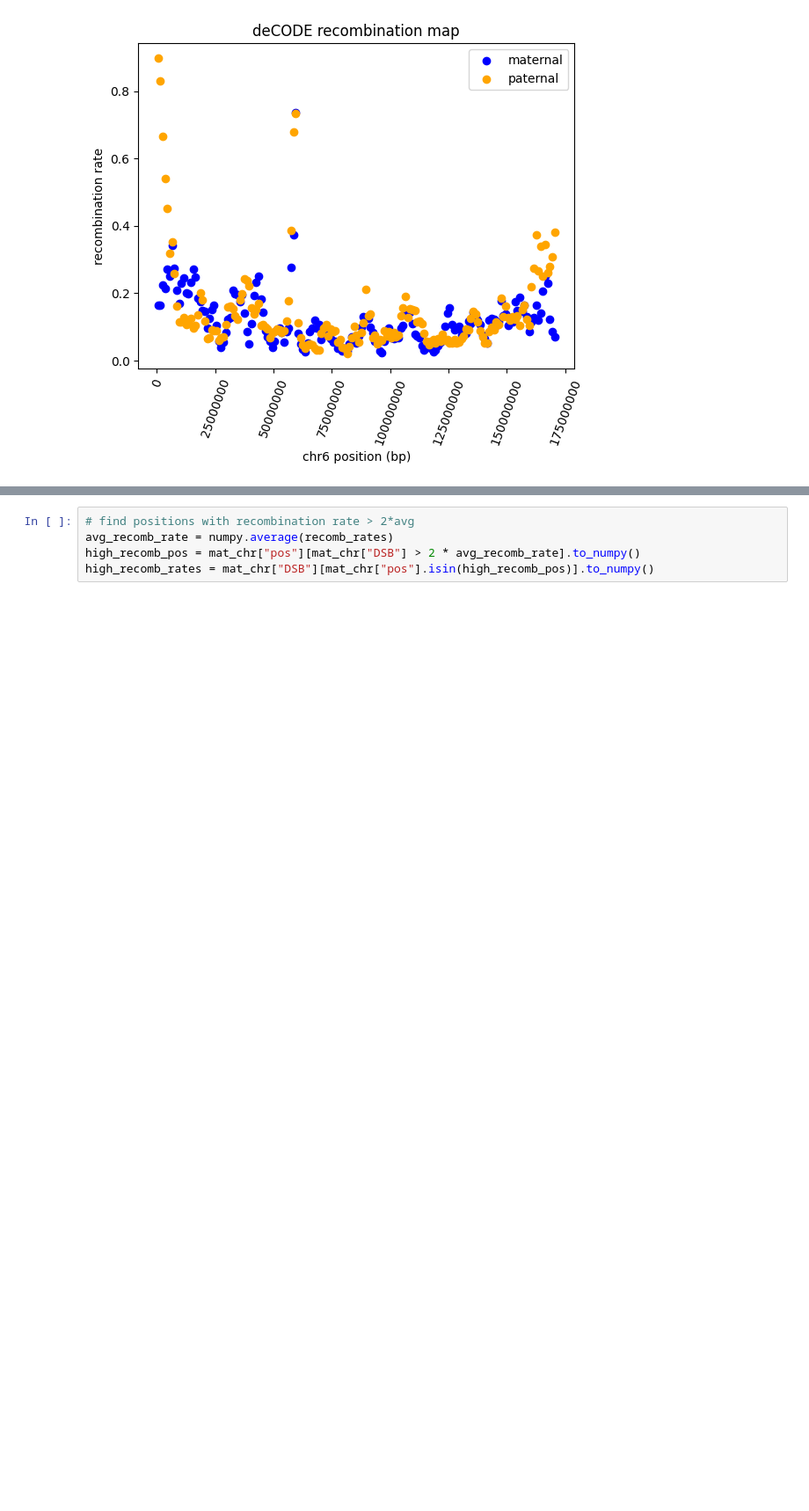
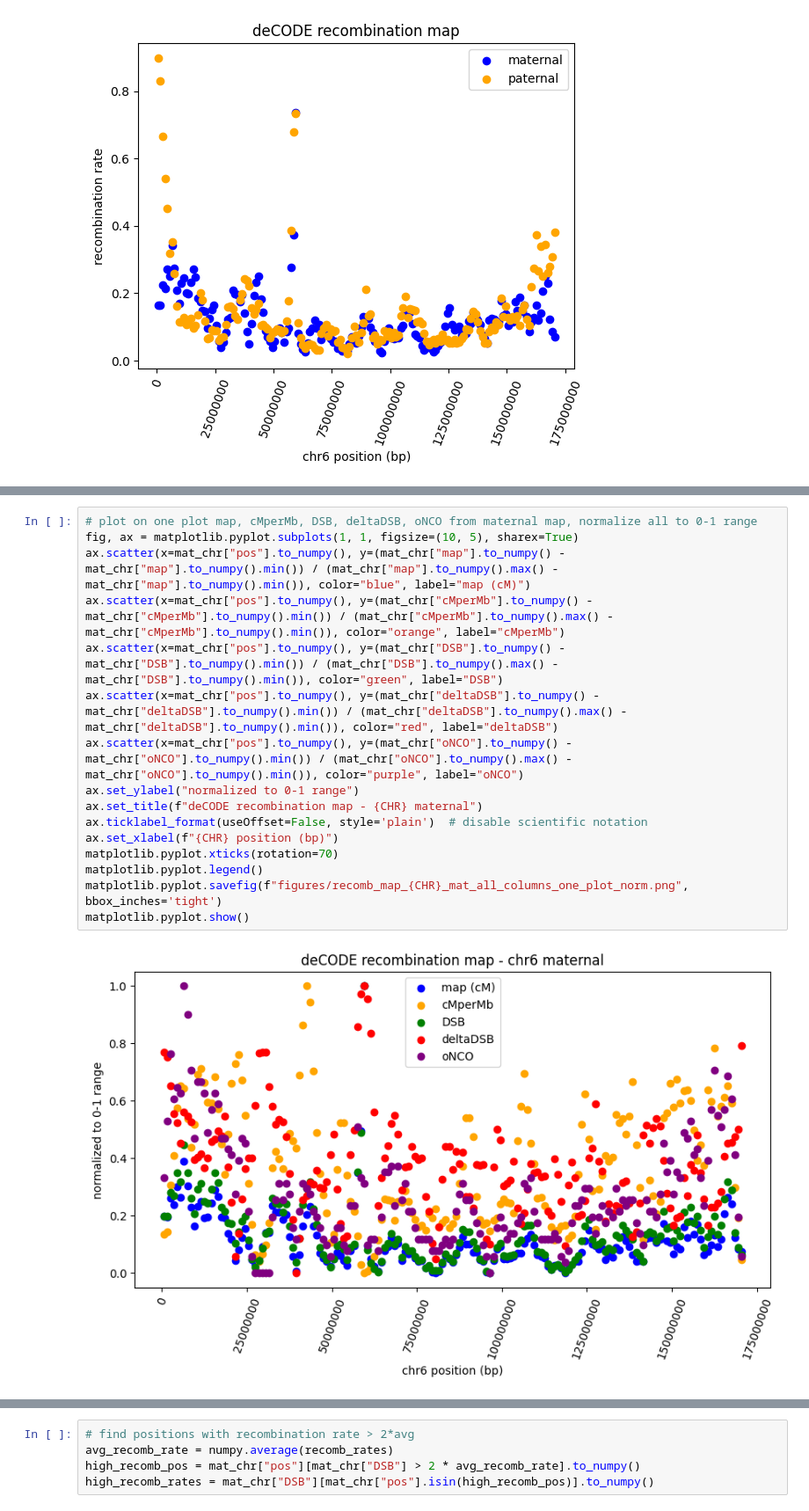
Before and after one commit to jedrzejkubica/Elixir-BH-2025, a Jupyter notebook: haploblock_breakpoints.ipynb, the cells around one changed output, grey strips where cells are left out. Shown: that part at 88% size. Cells and saved outputs as stored; diff of their text form; blank space fills up the shorter version.

```diff
--- a/haploblock_breakpoints.ipynb
+++ b/haploblock_breakpoints.ipynb
@@ -103,0 +126,18 @@ matplotlib.pyplot.show()
+# %%
+# plot on one plot map, cMperMb, DSB, deltaDSB, oNCO from maternal map, normalize all to 0-1 range
+fig, ax = matplotlib.pyplot.subplots(1, 1, figsize=(10, 5), sharex=True)
+ax.scatter(x=mat_chr["pos"].to_numpy(), y=(mat_chr["map"].to_numpy() - mat_chr["map"].to_numpy().min()) / (mat_chr["map"].to_numpy().max() - mat_chr["map"].to_numpy().min()), color="blue", label="map (cM)")
+ax.scatter(x=mat_chr["pos"].to_numpy(), y=(mat_chr["cMperMb"].to_numpy() - mat_chr["cMperMb"].to_numpy().min()) / (mat_chr["cMperMb"].to_numpy().max() - mat_chr["cMperMb"].to_numpy().min()), color="orange", label="cMperMb")
+ax.scatter(x=mat_chr["pos"].to_numpy(), y=(mat_chr["DSB"].to_numpy() - mat_chr["DSB"].to_numpy().min()) / (mat_chr["DSB"].to_numpy().max() - mat_chr["DSB"].to_numpy().min()), color="green", label="DSB")
+ax.scatter(x=mat_chr["pos"].to_numpy(), y=(mat_chr["deltaDSB"].to_numpy() - mat_chr["deltaDSB"].to_numpy().min()) / (mat_chr["deltaDSB"].to_numpy().max() - mat_chr["deltaDSB"].to_numpy().min()), color="red", label="deltaDSB")
+ax.scatter(x=mat_chr["pos"].to_numpy(), y=(mat_chr["oNCO"].to_numpy() - mat_chr["oNCO"].to_numpy().min()) / (mat_chr["oNCO"].to_numpy().max() - mat_chr["oNCO"].to_numpy().min()), color="purple", label="oNCO")
+ax.set_ylabel("normalized to 0-1 range")
+ax.set_title(f"deCODE recombination map - {CHR} maternal")
+ax.ticklabel_format(useOffset=False, style='plain')  # disable scientific notation
+ax.set_xlabel(f"{CHR} position (bp)")
+matplotlib.pyplot.xticks(rotation=70)
+matplotlib.pyplot.legend()
+matplotlib.pyplot.savefig(f"figures/recomb_map_{CHR}_mat_all_columns_one_plot_norm.png", bbox_inches='tight')
+matplotlib.pyplot.show()
+# %% [output]
+[figure, added]
```
Also changed, not shown: parts of 2 cells of this notebook, 4 other files.
